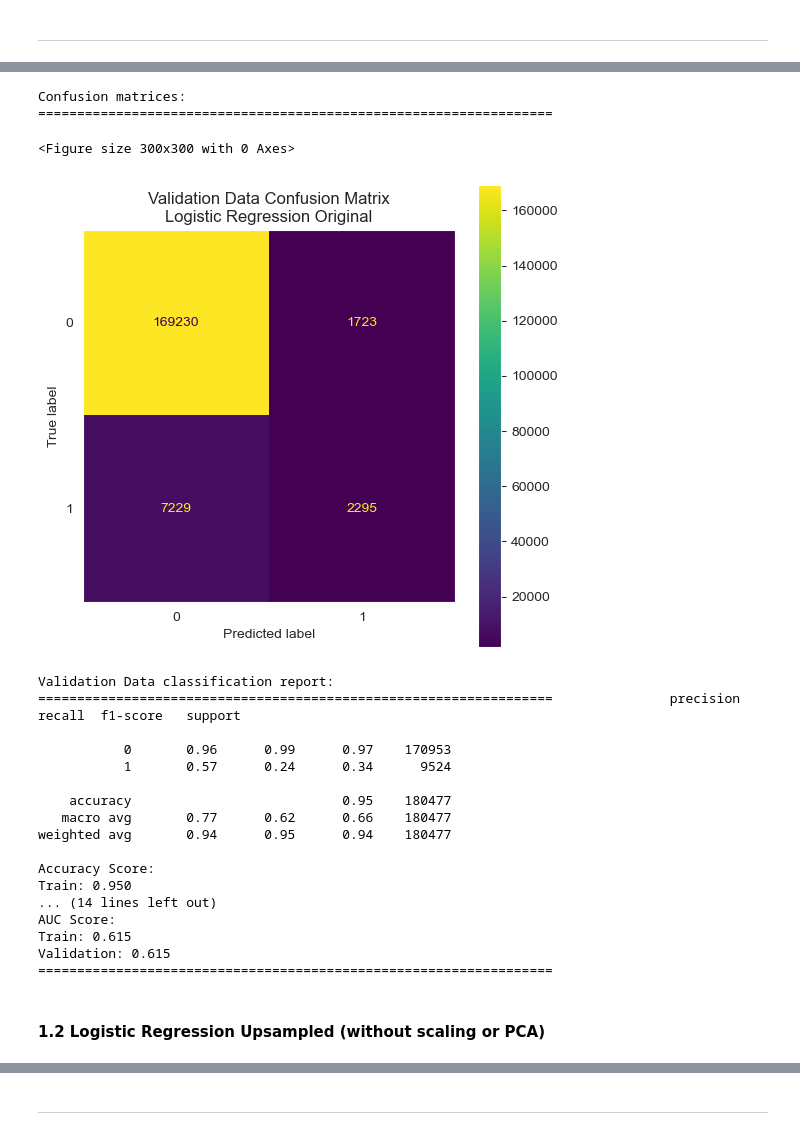
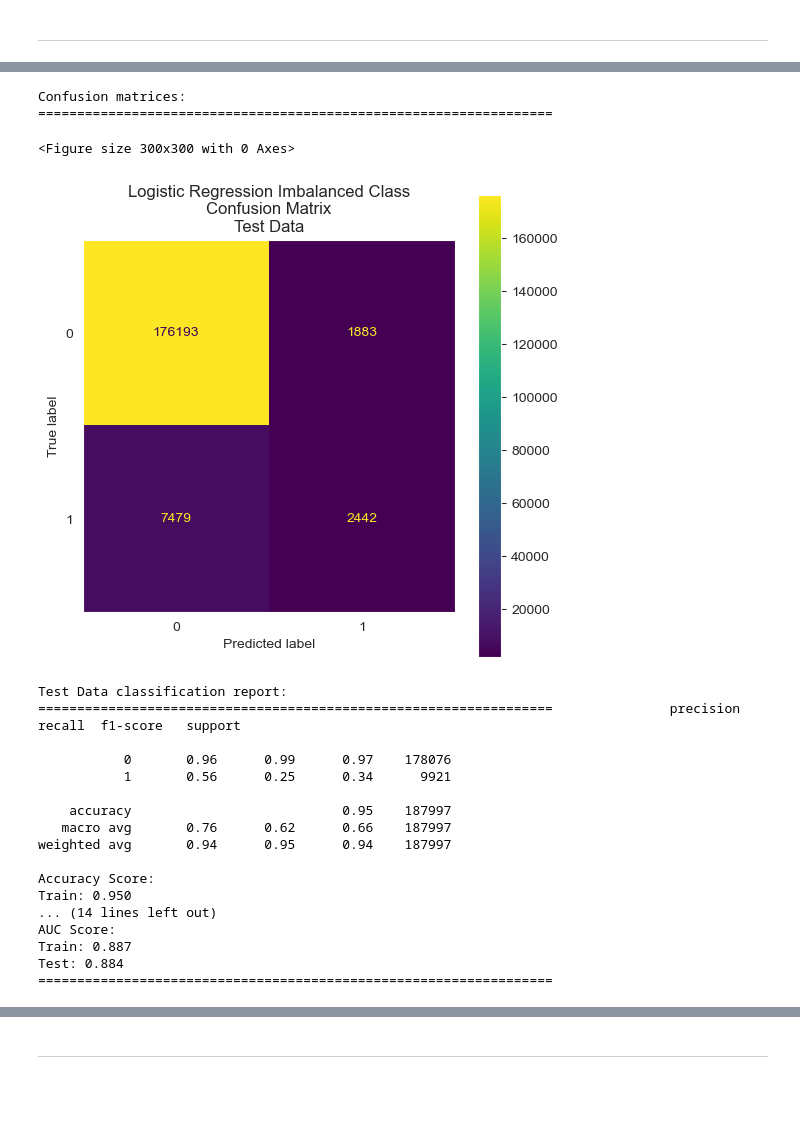
Before and after one commit to willwu29/heart-attack-prediction-model, a Jupyter notebook: notebooks/feature_engineering_baseline_modeling_book3.ipynb, the cells around one changed output, grey strips where cells are left out. Saved outputs shown, nothing was run; the diff lists cells and outputs as text; code cells hidden in the pictures; blank space fills up the shorter version.

```diff
--- a/notebooks/feature_engineering_baseline_modeling_book3.ipynb
+++ b/notebooks/feature_engineering_baseline_modeling_book3.ipynb
@@ -563,9 +685,8 @@ scaler_upsampled = StandardScaler()
 scaler_upsampled.fit(X_train_upsampled)
 
 # Transform X_train X_val X_test
-X_train_scaled_upsampled = scaler.transform(X_train_upsampled)
-X_val_scaled = scaler.transform(X_val_encoded)
-X_test_scaled = scaler.transform(X_test_encoded)
+X_train_scaled_upsampled = scaler_upsampled.transform(X_train_upsampled)
+X_test_scaled_upsampled = scaler_upsampled.transform(X_test)
 # %% [markdown]
 Standard scaling on downsampling dataset
 # %%
@@ -576,6 +697,5 @@ scaler_downsampled = StandardScaler()
 scaler_downsampled.fit(X_train_downsampled)
 
 # Transform X_train X_val X_test
-X_train_scaled_downsampled = scaler.transform(X_train_downsampled)
-X_val_scaled = scaler.transform(X_val_encoded)
-X_test_scaled = scaler.transform(X_test_encoded)
+X_train_scaled_downsampled = scaler_downsampled.transform(X_train_downsampled)
+X_test_scaled_downsampled = scaler_downsampled.transform(X_test)
@@ -598,14 +724,13 @@ The dimension of X_train_scaled is: (797778, 149)
 Find and plot the cumulative sum of variance explained by PC.
 # %%
 # Instantiate PCA with
-initial_pca = PCA(n_components=0.9)
+imbalanced_pca = PCA(n_components=0.9)
 
 # Fit PCA
-initial_pca.fit(X_train_scaled)
+imbalanced_pca.fit(X_train_scaled)
 
 # Transform
-X_train_pca = initial_pca.transform(X_train_scaled)
-X_val_pca = initial_pca.transform(X_val_scaled)
-X_test_pca = initial_pca.transform(X_test_scaled)
+X_train_pca = imbalanced_pca.transform(X_train_scaled)
+X_test_pca = imbalanced_pca.transform(X_test_scaled)
 # %%
 # Get the number
@@ -648,11 +785,17 @@ Train: 0.95
 #MODEL FITTING#
 ###############
 
-# Original Data
-logit_original = LogisticRegression(max_iter=1000, random_state=42)
-logit_original.fit(X_train_encoded, y_train)
-y_pred_train = logit_original.predict(X_train_encoded)
-y_pred_val = logit_original.predict(X_val_encoded)
+# Imbalanced Data
+logit_imbalanced = LogisticRegression(max_iter=1000, random_state=42)
+logit_imbalanced.fit(X_train_scaled, y_train)
+
+# Hard Predictions for train and test data
+y_pred_train = logit_imbalanced.predict(X_train_scaled)
+y_pred_test = logit_imbalanced.predict(X_test_scaled)
+
+# Predicted probabilities for train and test data
+y_pred_proba_train = logit_imbalanced.predict_proba(X_train_scaled)[:, 1]
+y_pred_proba_test = logit_imbalanced.predict_proba(X_test_scaled)[:, 1]
 
 
 ##################
@@ -665,62 +808,59 @@ print_line = "\n" + "===========" * 6
 print('Confusion matrices:', print_line)
 
 # Display confusion matrices
 plt.figure(figsize=(3, 3))
-ConfusionMatrixDisplay.from_estimator(logit_original, X_val_encoded, y_val)
-plt.title('Validation Data Confusion Matrix\nLogistic Regression With Imbalanced Class')
+ConfusionMatrixDisplay.from_estimator(logit_imbalanced, X_test_scaled, y_test)
+plt.title('Logistic Regression Imbalanced Class\nConfusion Matrix\nTest Data')
 plt.grid(False)
 plt.show()
 
 # Print Classification Reports
-report_original = classification_report(y_val, y_pred_val)
-print('Validation Data classification report: ', print_line, report_original)
+report_original = classification_report(y_test, y_pred_test)
+print('Test Data classification report: ', print_line, report_original)
 
 # Print Accuracy Score
 print('Accuracy Score:')
 print(f'Train: {accuracy_score(y_train, y_pred_train):.3f}')
-print(f'Validation: {accuracy_score(y_val, y_pred_val):.3f}', print_line)
+print(f'Test: {accuracy_score(y_test, y_pred_test):.3f}', print_line)
 
 # Print Precision Score
 print('Precision Score:')
 print(f'Train: {precision_score(y_train, y_pred_train):.3f}')
-print(f'Validation: {precision_score(y_val, y_pred_val):.3f}', print_line)
+print(f'Test: {precision_score(y_test, y_pred_test):.3f}', print_line)
 
-# Print recall Score
+# Print Recall Score
 print('Recall Score:')
 print(f'Train: {recall_score(y_train, y_pred_train):.3f}')
-print(f'Validation: {recall_score(y_val, y_pred_val):.3f}', print_line)
+print(f'Test: {recall_score(y_test, y_pred_test):.3f}', print_line)
 
 # Print F1 Score
 print('F1 Score:')
 print(f'Train: {f1_score(y_train, y_pred_train):.3f}')
-print(f'Validation: {f1_score(y_val, y_pred_val):.3f}', print_line)
-
+print(f'Test: {f1_score(y_test, y_pred_test):.3f}', print_line)
 
 # Print AUC Score
 print('AUC Score:')
-print(f'Train: {roc_auc_score(y_train, y_pred_train):.3f}')
-print(f'Validation: {roc_auc_score(y_val, y_pred_val):.3f}', print_line)
+print(f'Train: {roc_auc_score(y_train, y_pred_proba_train):.3f}')
+print(f'Test: {roc_auc_score(y_test, y_pred_proba_test):.3f}', print_line)
 # %% [output]
 Confusion matrices:
 ==================================================================
 <Figure size 300x300 with 0 Axes>
-[figure, old version]
+[figure, new version]
-Validation Data classification report:
+Test Data classification report:
 ==================================================================               precision    recall  f1-score   support
 
-           0       0.96      0.99      0.97    170953
-           1       0.57      0.24      0.34      9524
+           0       0.96      0.99      0.97    178076
+           1       0.56      0.25      0.34      9921
 
-    accuracy                           0.95    180477
-   macro avg       0.77      0.62      0.66    180477
-weighted avg       0.94      0.95      0.94    180477
+    accuracy                           0.95    187997
+   macro avg       0.76      0.62      0.66    187997
+weighted avg       0.94      0.95      0.94    187997
 
 Accuracy Score:
 Train: 0.950
 ... (14 lines left out)
 AUC Score:
-Train: 0.615
-Validation: 0.615
+Train: 0.887
+Test: 0.884
 ==================================================================
-# %% [markdown]
-#### 1.2 Logistic Regression Upsampled (without scaling or PCA)
```
Also changed, not shown: parts of 179 cells of this notebook.
